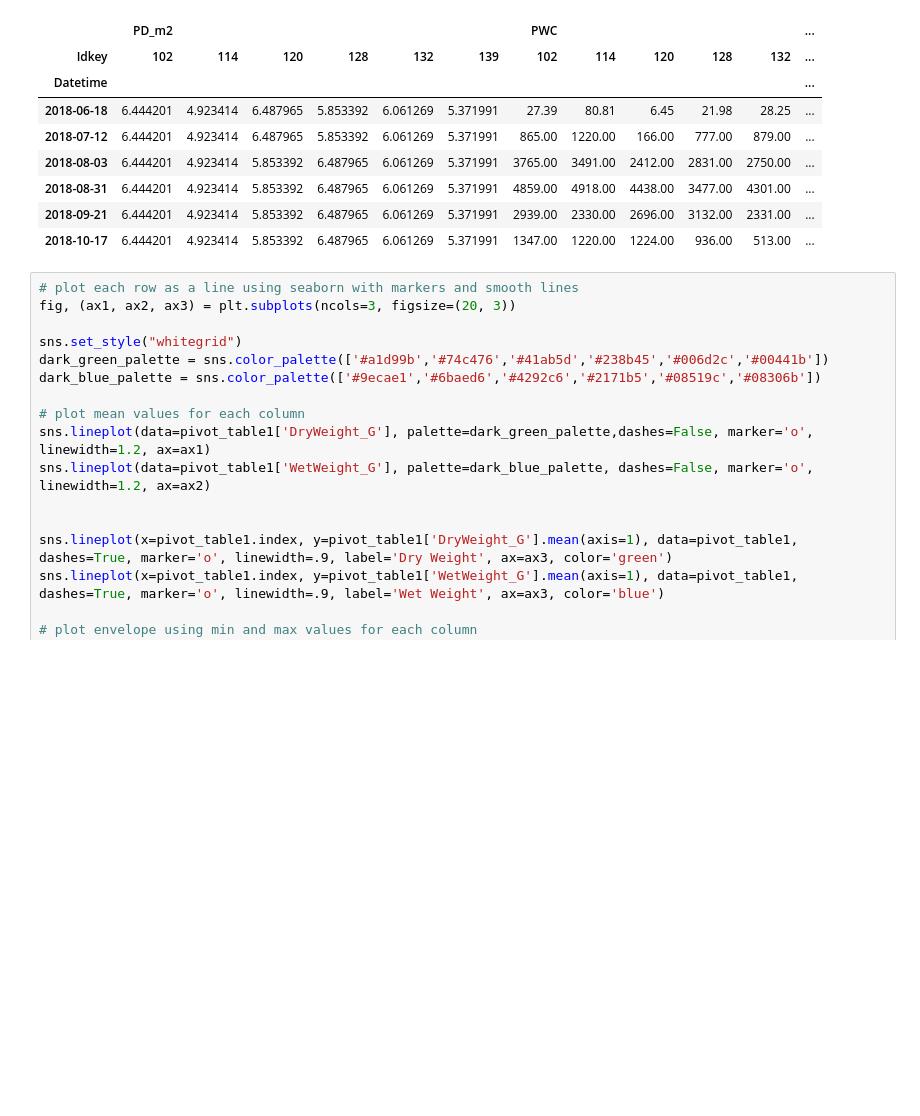
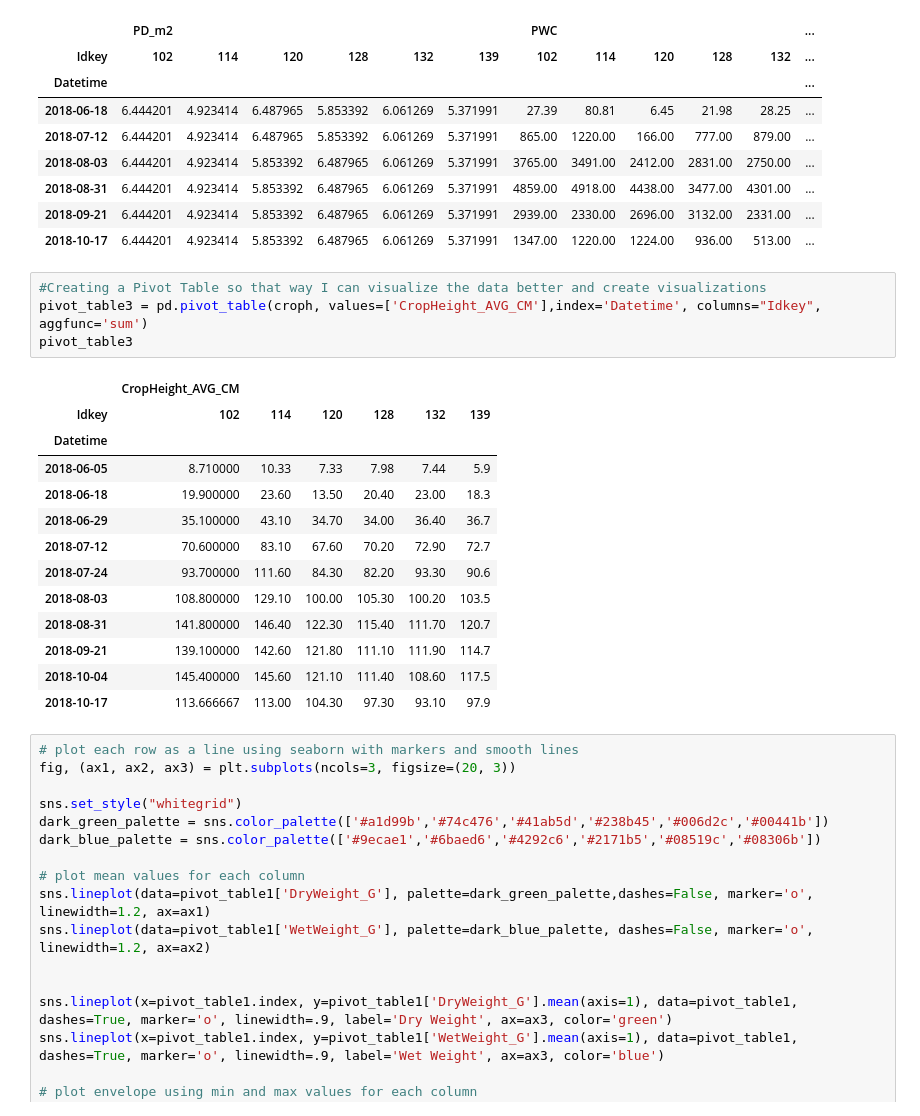
Before and after one commit to StoneAustin/Biomass-Scaling, a Jupyter notebook: Preparing_Biomass_Data.ipynb, the cells around one changed output. Drawn from its saved outputs; the diff is of its cells as text; blank space fills up the shorter version.

```diff
--- a/Preparing_Biomass_Data.ipynb
+++ b/Preparing_Biomass_Data.ipynb
@@ -117,6 +168,24 @@ pivot_table2
 | 2018-08-31 | 6.444201 | 4.923414 | 5.853392 | 6.487965 | 6.061269 | 5.371991 | 4859.00 | 4918.00 | 4438.00 | 3477.00 | 4301.00 | ... |
 | 2018-09-21 | 6.444201 | 4.923414 | 5.853392 | 6.487965 | 6.061269 | 5.371991 | 2939.00 | 2330.00 | 2696.00 | 3132.00 | 2331.00 | ... |
 | 2018-10-17 | 6.444201 | 4.923414 | 5.853392 | 6.487965 | 6.061269 | 5.371991 | 1347.00 | 1220.00 | 1224.00 | 936.00 | 513.00 | ... |
+# %%
+#Creating a Pivot Table so that way I can visualize the data better and create visualizations
+pivot_table3 = pd.pivot_table(croph, values=['CropHeight_AVG_CM'],index='Datetime', columns="Idkey", aggfunc='sum')
+pivot_table3
+# %% [output]
+|  | CropHeight_AVG_CM |  |  |  |  |  |
+| Idkey | 102 | 114 | 120 | 128 | 132 | 139 |
+| Datetime |  |  |  |  |  |  |
+| 2018-06-05 | 8.710000 | 10.33 | 7.33 | 7.98 | 7.44 | 5.9 |
+| 2018-06-18 | 19.900000 | 23.60 | 13.50 | 20.40 | 23.00 | 18.3 |
+| 2018-06-29 | 35.100000 | 43.10 | 34.70 | 34.00 | 36.40 | 36.7 |
+| 2018-07-12 | 70.600000 | 83.10 | 67.60 | 70.20 | 72.90 | 72.7 |
+| 2018-07-24 | 93.700000 | 111.60 | 84.30 | 82.20 | 93.30 | 90.6 |
+| 2018-08-03 | 108.800000 | 129.10 | 100.00 | 105.30 | 100.20 | 103.5 |
+| 2018-08-31 | 141.800000 | 146.40 | 122.30 | 115.40 | 111.70 | 120.7 |
+| 2018-09-21 | 139.100000 | 142.60 | 121.80 | 111.10 | 111.90 | 114.7 |
+| 2018-10-04 | 145.400000 | 145.60 | 121.10 | 111.40 | 108.60 | 117.5 |
+| 2018-10-17 | 113.666667 | 113.00 | 104.30 | 97.30 | 93.10 | 97.9 |
 # %%
 # plot each row as a line using seaborn with markers and smooth lines
 fig, (ax1, ax2, ax3) = plt.subplots(ncols=3, figsize=(20, 3))
```
Also changed, not shown: parts of 6 cells of this notebook.
